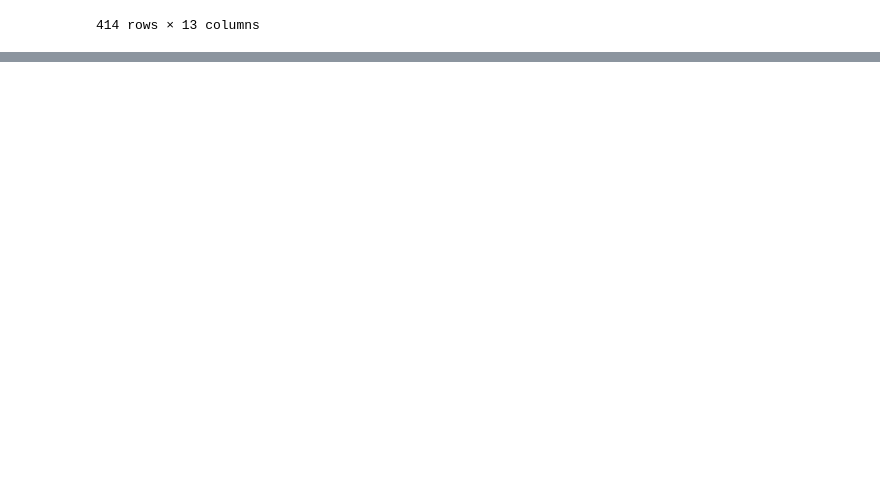
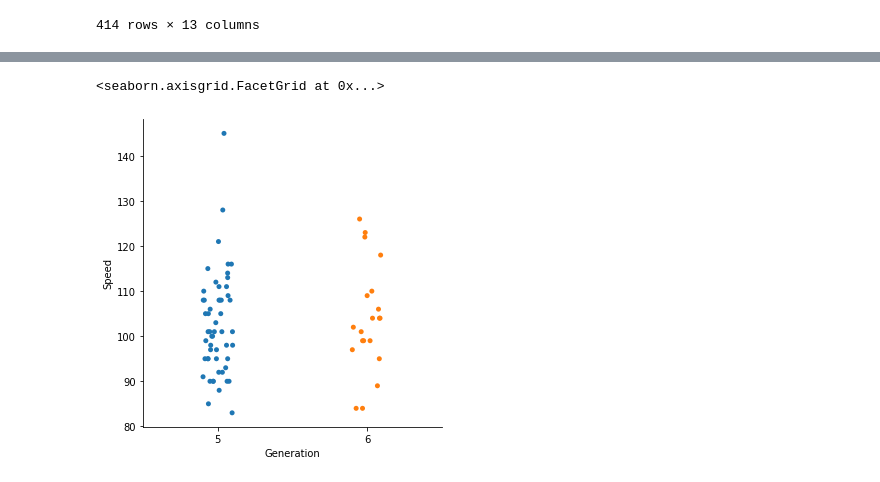
Before and after one commit to Guilhem93/PythonH3, a Jupyter notebook: projet.ipynb, the cells around one changed output, grey strips where cells are left out. Cells and saved outputs as stored; diff of their text form; code cells hidden in the pictures; blank space fills up the shorter version.

```diff
--- a/projet.ipynb
+++ b/projet.ipynb
@@ -95,0 +118,8 @@ graphique = sns.relplot(x="Type 1", y="Attack", data=df.query("Attack > 100")) #
+# %%
+#Graphique 5 :
+# Ce graphique permet de voir  le nombre de pokemon des générations au dessus de la 4 et ayant une vitesse supérieure à 80
+filtre = df.query ('(Generation > 4) & (Speed > 80)')
+sns.catplot(x='Generation', y='Speed', data=filtre)
+# %% [output]
+<seaborn.axisgrid.FacetGrid at 0x...>
+[figure, added]
```
Also changed, not shown: parts of 10 cells of this notebook.
